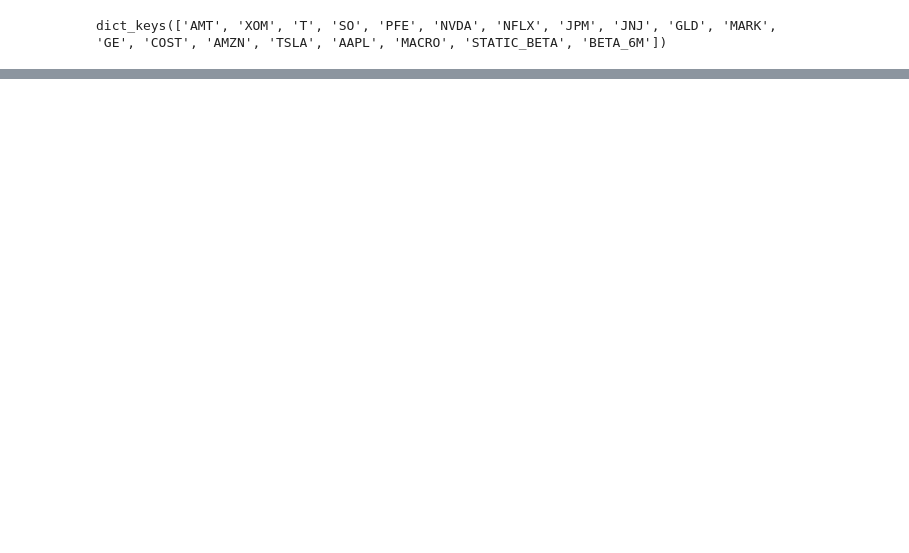
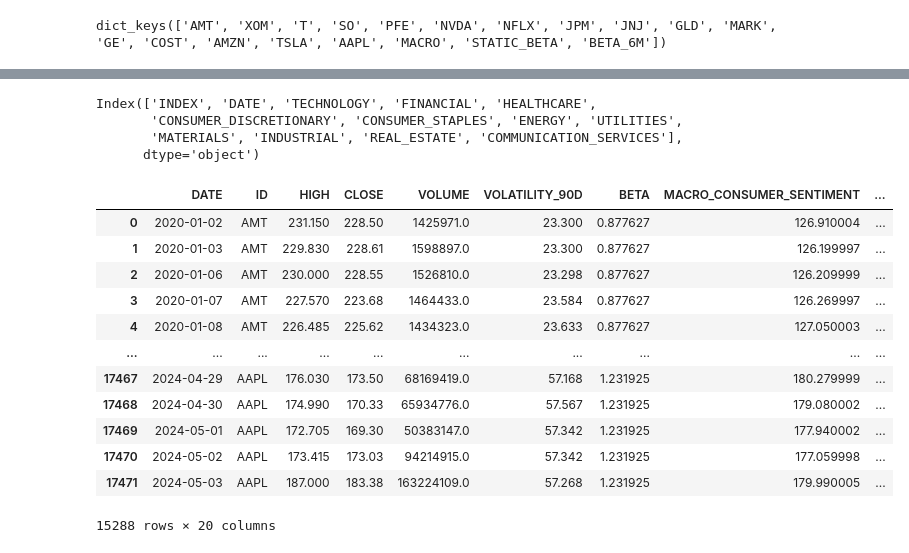
Before and after one commit to hassangaber/statarb, a Jupyter notebook: api/src/eda.ipynb, the cells around one changed output, grey strips where cells are left out. Cells and saved outputs as stored; diff of their text form; code cells hidden in the pictures; blank space fills up the shorter version.

Commit message:
New format

```diff
--- a/api/src/eda.ipynb
+++ b/api/src/eda.ipynb
@@ -343,0 +396,3 @@ df.to_csv('../../assets/macro_included.csv')
+# %%
+df.reset_index(inplace=True)
+equity_data.reset_index(inplace=True)
@@ -343,0 +414,11 @@ df.to_csv('../../assets/macro_included.csv')
+# %%
+
+# List of macro features to add
+macro_features = ['INFLATION_EXPECTATION', 'UNEMPLOYMENT_PROXY', 'US_ECONOMY', 'GOVT_DEBT_PROXY',
+                  'TREASURY_10Y', 'TREASURY_5Y', 'TREASURY_2Y', 'US_DOLLAR', 'GOLD', 'OIL',
+                  'VIX', 'REAL_ESTATE', 'CONSUMER_SENTIMENT']
+
+macro_data = df[df.ID.isin(macro_features)]
+
+macro_data=macro_data[['DATE','ID','HIGH']]
+macro_data
@@ -343,0 +439,25 @@ df.to_csv('../../assets/macro_included.csv')
+# %%
+equity_data['DATE'] = pd.to_datetime(equity_data['DATE'])
+macro_data['DATE'] = pd.to_datetime(macro_data['DATE'])
+
+# Reshape macro_data from long to wide format
+macro_data_wide = macro_data.pivot(index='DATE', columns='ID', values='HIGH')
+macro_data_wide.columns = ['MACRO_' + col for col in macro_data_wide.columns]  # Prefix macro columns
+macro_data_wide.columns.name = None  # Remove the name from the columns index
+
+# List of macro features (should match the unique IDs in macro_data)
+macro_features = ['INFLATION_EXPECTATION', 'UNEMPLOYMENT_PROXY', 'US_ECONOMY', 'GOVT_DEBT_PROXY',
+                  'TREASURY_10Y', 'TREASURY_5Y', 'TREASURY_2Y', 'US_DOLLAR', 'GOLD', 'OIL',
+                  'VIX', 'REAL_ESTATE', 'CONSUMER_SENTIMENT']
+
+# Ensure all expected features are present
+for feature in macro_features:
+    if f'MACRO_{feature}' not in macro_data_wide.columns:
+        print(f"Warning: {feature} not found in macro data")
+
+# Function to add macro features to a single ID's data
+def add_macro_features(group):
+    return pd.merge(group, macro_data_wide, left_on='DATE', right_index=True, how='left')
+
+# Apply the function to each ID group
+equity_data_with_macro = equity_data.groupby('ID', group_keys=False).apply(add_macro_features).reset_index(drop=True)
@@ -343,0 +500,25 @@ df.to_csv('../../assets/macro_included.csv')
+# %%
+equity_data_with_macro.dropna(inplace=True)
+# %%
+ID_DATA['BETA_6M'].columns
+# %% [output]
+Index(['INDEX', 'DATE', 'TECHNOLOGY', 'FINANCIAL', 'HEALTHCARE',
+       'CONSUMER_DISCRETIONARY', 'CONSUMER_STAPLES', 'ENERGY', 'UTILITIES',
+       'MATERIALS', 'INDUSTRIAL', 'REAL_ESTATE', 'COMMUNICATION_SERVICES'],
+      dtype='object')
+# %%
+equity_data_with_macro
+# %% [output]
+|  | DATE | ID | HIGH | CLOSE | VOLUME | VOLATILITY_90D | BETA | MACRO_CONSUMER_SENTIMENT | ... |
+| 0 | 2020-01-02 | AMT | 231.150 | 228.50 | 1425971.0 | 23.300 | 0.877627 | 126.910004 | ... |
+| 1 | 2020-01-03 | AMT | 229.830 | 228.61 | 1598897.0 | 23.300 | 0.877627 | 126.199997 | ... |
+| 2 | 2020-01-06 | AMT | 230.000 | 228.55 | 1526810.0 | 23.298 | 0.877627 | 126.209999 | ... |
+| 3 | 2020-01-07 | AMT | 227.570 | 223.68 | 1464433.0 | 23.584 | 0.877627 | 126.269997 | ... |
+| 4 | 2020-01-08 | AMT | 226.485 | 225.62 | 1434323.0 | 23.633 | 0.877627 | 127.050003 | ... |
+| ... | ... | ... | ... | ... | ... | ... | ... | ... | ... |
+| 17467 | 2024-04-29 | AAPL | 176.030 | 173.50 | 68169419.0 | 57.168 | 1.231925 | 180.279999 | ... |
+| 17468 | 2024-04-30 | AAPL | 174.990 | 170.33 | 65934776.0 | 57.567 | 1.231925 | 179.080002 | ... |
+| 17469 | 2024-05-01 | AAPL | 172.705 | 169.30 | 50383147.0 | 57.342 | 1.231925 | 177.940002 | ... |
+| 17470 | 2024-05-02 | AAPL | 173.415 | 173.03 | 94214915.0 | 57.342 | 1.231925 | 177.059998 | ... |
+| 17471 | 2024-05-03 | AAPL | 187.000 | 183.38 | 163224109.0 | 57.268 | 1.231925 | 179.990005 | ... |
+15288 rows × 20 columns
```
Also changed, not shown: parts of 31 cells of this notebook, 5 other files.
